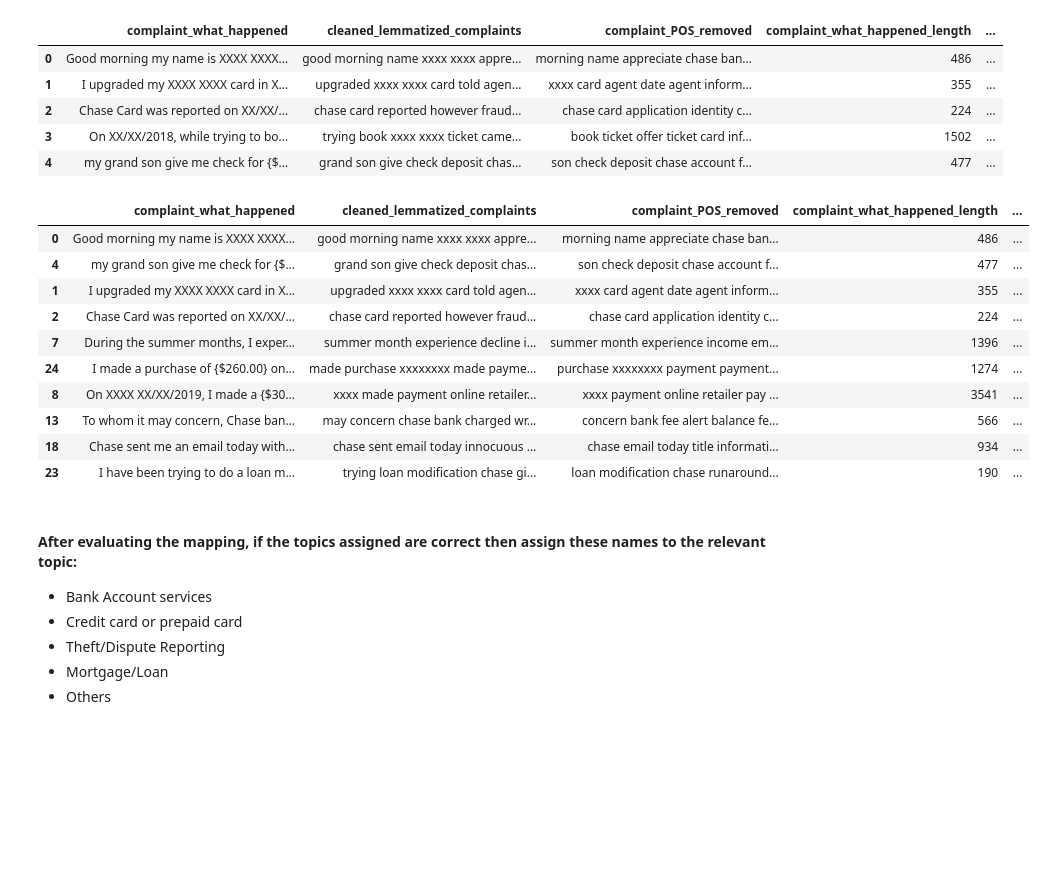
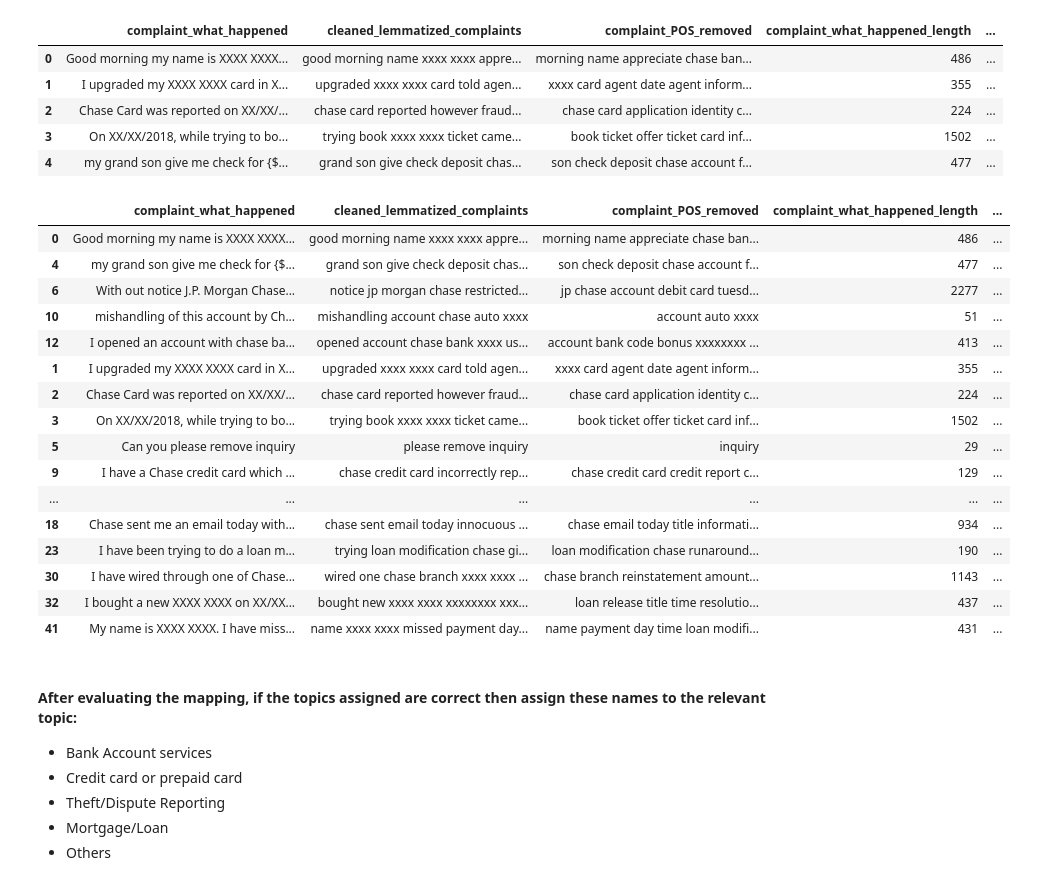
Before and after one commit to RahulMukeshSingh/Automatic-Complaint-Ticket-Classification, a Jupyter notebook: Rahul_Singh_Deepthi_Shreeya_Automatic_Ticket_Classification_Assignment.ipynb, the cells around one changed output. Saved outputs shown, nothing was run; the diff lists cells and outputs as text; code cells hidden in the pictures; blank space fills up the shorter version.

```diff
--- a/Rahul_Singh_Deepthi_Shreeya_Automatic_Ticket_Classification_Assignment.ipynb
+++ b/Rahul_Singh_Deepthi_Shreeya_Automatic_Ticket_Classification_Assignment.ipynb
@@ -710,20 +707,25 @@ df_clean.head()
 | 4 | my grand son give me check for {$... | grand son give check deposit chas... | son check deposit chase account f... | 477 | ... |
 # %%
 #Print the first 5 Complaint for each of the Topics
-df_clean=df_clean.groupby('Topic').head(2)
-df_clean.sort_values('Topic')
+df_clean.groupby('Topic').head(5).sort_values('Topic')
 # %% [output]
 |  | complaint_what_happened | cleaned_lemmatized_complaints | complaint_POS_removed | complaint_what_happened_length | ... |
 | 0 | Good morning my name is XXXX XXXX... | good morning name xxxx xxxx appre... | morning name appreciate chase ban... | 486 | ... |
 | 4 | my grand son give me check for {$... | grand son give check deposit chas... | son check deposit chase account f... | 477 | ... |
+| 6 | With out notice J.P. Morgan Chase... | notice jp morgan chase restricted... | jp chase account debit card tuesd... | 2277 | ... |
+| 10 | mishandling of this account by Ch... | mishandling account chase auto xxxx | account auto xxxx | 51 | ... |
+| 12 | I opened an account with chase ba... | opened account chase bank xxxx us... | account bank code bonus xxxxxxxx ... | 413 | ... |
 | 1 | I upgraded my XXXX XXXX card in X... | upgraded xxxx xxxx card told agen... | xxxx card agent date agent inform... | 355 | ... |
 | 2 | Chase Card was reported on XX/XX/... | chase card reported however fraud... | chase card application identity c... | 224 | ... |
-| 7 | During the summer months, I exper... | summer month experience decline i... | summer month experience income em... | 1396 | ... |
-| 24 | I made a purchase of {$260.00} on... | made purchase xxxxxxxx made payme... | purchase xxxxxxxx payment payment... | 1274 | ... |
-| 8 | On XXXX XX/XX/2019, I made a {$30... | xxxx made payment online retailer... | xxxx payment online retailer pay ... | 3541 | ... |
-| 13 | To whom it may concern, Chase ban... | may concern chase bank charged wr... | concern bank fee alert balance fe... | 566 | ... |
+| 3 | On XX/XX/2018, while trying to bo... | trying book xxxx xxxx ticket came... | book ticket offer ticket card inf... | 1502 | ... |
+| 5 | Can you please remove inquiry | please remove inquiry | inquiry | 29 | ... |
+| 9 | I have a Chase credit card which ... | chase credit card incorrectly rep... | chase credit card credit report c... | 129 | ... |
+| ... | ... | ... | ... | ... | ... |
 | 18 | Chase sent me an email today with... | chase sent email today innocuous ... | chase email today title informati... | 934 | ... |
 | 23 | I have been trying to do a loan m... | trying loan modification chase gi... | loan modification chase runaround... | 190 | ... |
+| 30 | I have wired through one of Chase... | wired one chase branch xxxx xxxx ... | chase branch reinstatement amount... | 1143 | ... |
+| 32 | I bought a new XXXX XXXX on XX/XX... | bought new xxxx xxxx xxxxxxxx xxx... | loan release title time resolutio... | 437 | ... |
+| 41 | My name is XXXX XXXX. I have miss... | name xxxx xxxx missed payment day... | name payment day time loan modifi... | 431 | ... |
 # %% [markdown]
 #### After evaluating the mapping, if the topics assigned are correct then assign these names to the relevant topic:
 * Bank Account services
```
Also changed, not shown: parts of 34 cells of this notebook.
